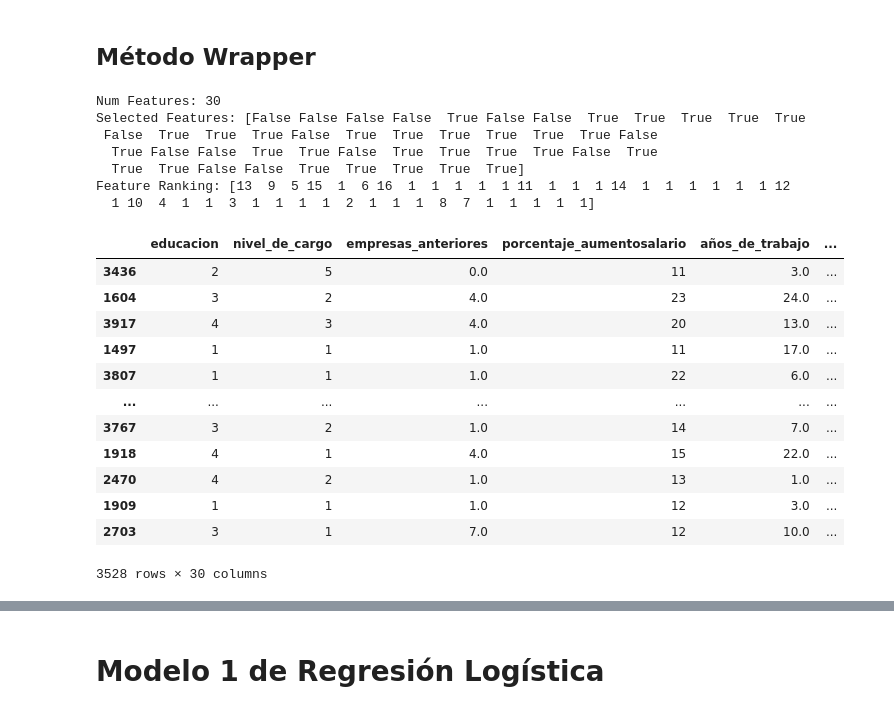
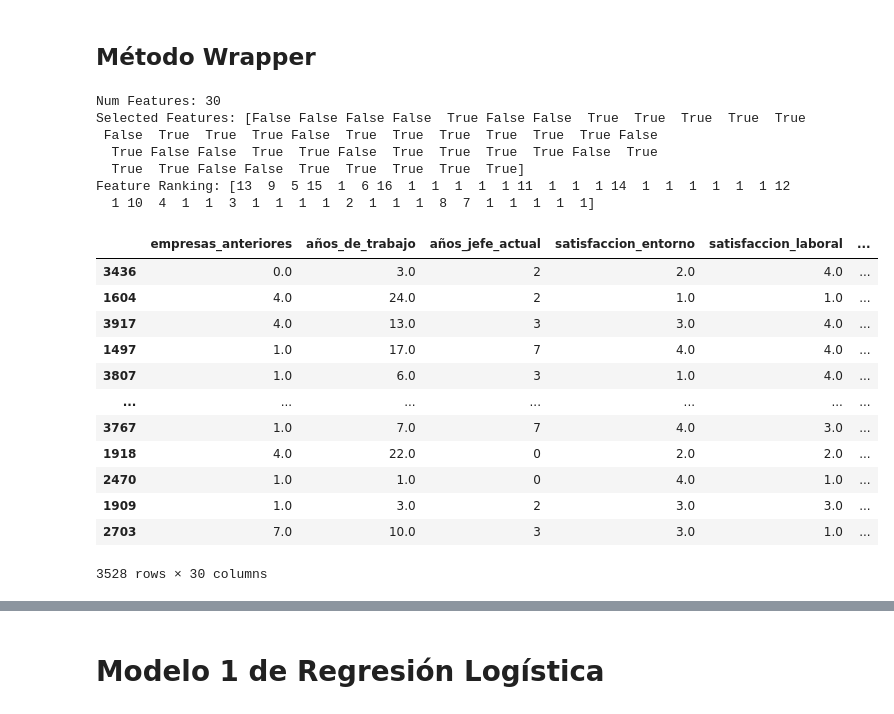
Before and after one commit to CamiloLoaiza12/Analitica2_trabajo1, a Jupyter notebook: Selección_de_variables_y_regularización.ipynb, the cells around one changed output, grey strips where cells are left out. Drawn from its saved outputs; the diff is of its cells as text; code cells hidden in the pictures.

```diff
--- a/Selección_de_variables_y_regularización.ipynb
+++ b/Selección_de_variables_y_regularización.ipynb
@@ -361,31 +380,31 @@ def recursive_feature_selection(X,y,model,k):
 # %%
 # Establecer Estimador
 model = LogisticRegression(max_iter=100)
-# Obtener columnas seleciconadas - (3 caracteristicas)
+# Obtener columnas seleciconadas - (30 caracteristicas)
 X_new_class = recursive_feature_selection(X_train_std, y_train, model, 30)
 
 # Nuevo conjunto de datos
 X_train_base2 = X_train_std[:,X_new_class]
 X_test_base2= X_test_std[:,X_new_class]
-X_train.iloc[:,X_new]
+X_train.iloc[:,X_new_class]
 # %% [output]
 Num Features: 30
 Selected Features: [False False False False  True False False  True  True  True  True  True
  False  True  True  True False  True  True  True  True  True  True False
   True False False  True  True False  True  True  True  True False  True
   True  True False False  True  True  True  True  True]
 Feature Ranking: [13  9  5 15  1  6 16  1  1  1  1  1 11  1  1  1 14  1  1  1  1  1  1 12
   1 10  4  1  1  3  1  1  1  1  2  1  1  1  8  7  1  1  1  1  1]
-|  | educacion | nivel_de_cargo | empresas_anteriores | porcentaje_aumentosalario | años_de_trabajo | ... |
-| 3436 | 2 | 5 | 0.0 | 11 | 3.0 | ... |
-| 1604 | 3 | 2 | 4.0 | 23 | 24.0 | ... |
-| 3917 | 4 | 3 | 4.0 | 20 | 13.0 | ... |
-| 1497 | 1 | 1 | 1.0 | 11 | 17.0 | ... |
-| 3807 | 1 | 1 | 1.0 | 22 | 6.0 | ... |
+|  | empresas_anteriores | años_de_trabajo | años_jefe_actual | satisfaccion_entorno | satisfaccion_laboral | ... |
+| 3436 | 0.0 | 3.0 | 2 | 2.0 | 4.0 | ... |
+| 1604 | 4.0 | 24.0 | 2 | 1.0 | 1.0 | ... |
+| 3917 | 4.0 | 13.0 | 3 | 3.0 | 4.0 | ... |
+| 1497 | 1.0 | 17.0 | 7 | 4.0 | 4.0 | ... |
+| 3807 | 1.0 | 6.0 | 3 | 1.0 | 4.0 | ... |
 | ... | ... | ... | ... | ... | ... | ... |
-| 3767 | 3 | 2 | 1.0 | 14 | 7.0 | ... |
-| 1918 | 4 | 1 | 4.0 | 15 | 22.0 | ... |
-| 2470 | 4 | 2 | 1.0 | 13 | 1.0 | ... |
-| 1909 | 1 | 1 | 1.0 | 12 | 3.0 | ... |
-| 2703 | 3 | 1 | 7.0 | 12 | 10.0 | ... |
+| 3767 | 1.0 | 7.0 | 7 | 4.0 | 3.0 | ... |
+| 1918 | 4.0 | 22.0 | 0 | 2.0 | 2.0 | ... |
+| 2470 | 1.0 | 1.0 | 0 | 4.0 | 1.0 | ... |
+| 1909 | 1.0 | 3.0 | 2 | 3.0 | 3.0 | ... |
+| 2703 | 7.0 | 10.0 | 3 | 3.0 | 1.0 | ... |
 3528 rows × 30 columns
```
Also changed, not shown: parts of 19 cells of this notebook.
